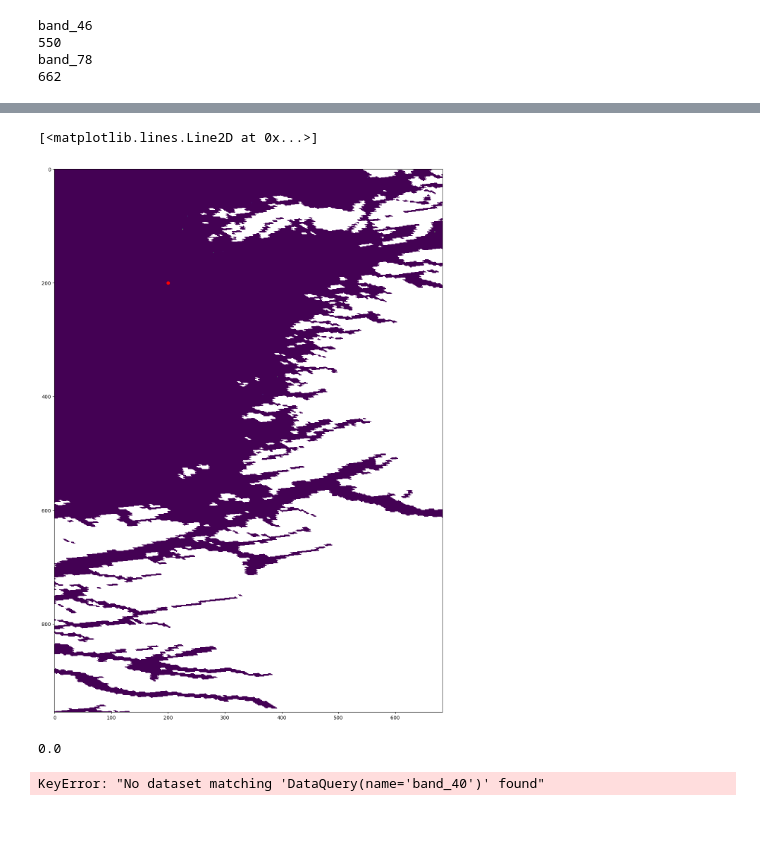
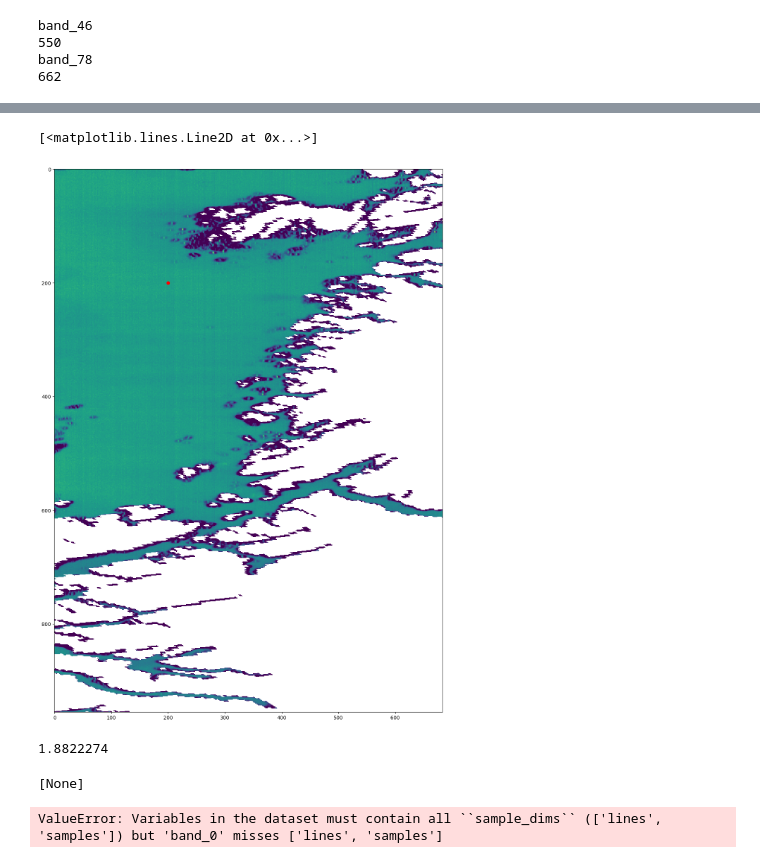
Before and after one commit to NTNU-SmallSat-Lab/hypso-satpy, a Jupyter notebook: frohavet_2024/processing.ipynb, the cells around one changed output, grey strips where cells are left out. Drawn from its saved outputs; the diff is of its cells as text; code cells hidden in the pictures; blank space fills up the shorter version.

```diff
--- a/frohavet_2024/processing.ipynb
+++ b/frohavet_2024/processing.ipynb
@@ -22,0 +43,25 @@ scene = Scene(filenames=files, reader='hypso1_l1a_nc', reader_kwargs={'flip': Tr
+# %%
+datasets = scene.available_dataset_names()
+scene.load(datasets)
+ds = scene.to_xarray()
+
+
+
+import re
+
+band_names = scene.all_dataset_names()
+
+# Remove latitude and longitude
+band_names.remove('latitude')
+band_names.remove('longitude')
+
+# Extract numbers and sort
+sorted_band_names = sorted(band_names, key=lambda x: int(re.search(r'\d+', x).group()))
+
+
+ds = ds[sorted_band_names]
+
+#da = ds.to_stacked_array('band', sample_dims=['y','x'])
+#da.drop_vars(['latitude', 'longitude'])
+#da.to_numpy().shape
+da = ds.to_stacked_array('band', sample_dims=['y','x'])
@@ -78,28 +176,28 @@ cloud_mask = np.zeros(img_dims, dtype=bool)
 # %%
 # Chlorophyll estimates
 chlor = scene[band_549nm_name] / scene[band_663nm_name]
 chlor = chlor.to_numpy()
 
 chlor = np.ma.masked_array(chlor, land_mask, fill_value=np.nan)
 
-#chlor = chlor - 0.6*chlor.compressed().max()
-chlor = chlor - 0.88*chlor.compressed().max()
+chlor = chlor - 0.5*chlor.compressed().max()
+#chlor = chlor - 0.88*chlor.compressed().max()
 chlor[chlor < 0] = 0
 
 chlor = chlor[:,::-1]
 
 plt.figure(figsize=(20,20))
 plt.imshow(chlor, interpolation='none')
 plt.plot(200,200,'ro')
 
 # Concentration in units mg m-3
 # %% [output]
 [<matplotlib.lines.Line2D at 0x...>]
-[figure, old version]
+[figure, new version]
 # %%
 chlor[200,200]
 # %% [output]
-0.0
+1.8822274
 # %%
 coords = scene[band_549nm_name].coords
 
@@ -128,4 +226,12 @@ scene.save_datasets(writer='cf',
                     datasets=['chlor_a', 'land_mask', 'cloud_mask'],
                     filename = './datasets_out/' + l1a_file_prefix+'-chlor_a' + '.nc')
 # %% [output]
-KeyError: "No dataset matching 'DataQuery(name='band_40')' found"
+[None]
+# %%
+datasets = scene.available_dataset_names()
+scene.load(datasets)
+ds = scene.to_xarray()
+da = ds.to_stacked_array('band', sample_dims=['lines','samples'])
+da.to_numpy().shape
+# %% [output]
+ValueError: Variables in the dataset must contain all ``sample_dims`` (['lines', 'samples']) but 'band_0' misses ['lines', 'samples']
```
Also changed, not shown: parts of 5 cells of this notebook.
